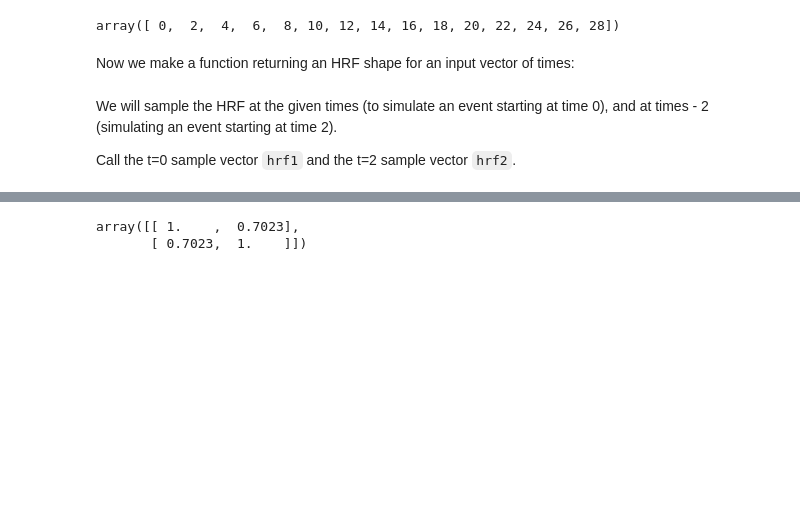
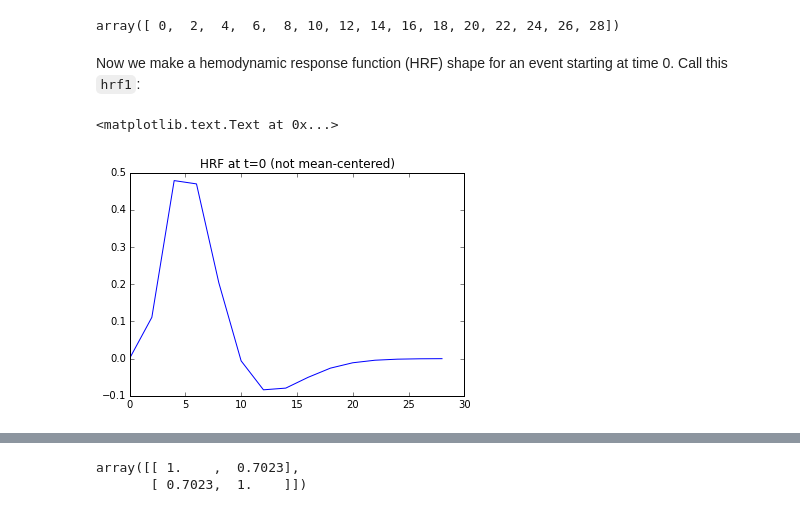
Before and after one commit to practical-neuroimaging/pna2015, a Jupyter notebook: day13/correlated_regressors.ipynb, the cells around one changed output, grey strips where cells are left out. Drawn from its saved outputs; the diff is of its cells as text; code cells hidden in the pictures; blank space fills up the shorter version.

```diff
--- a/day13/correlated_regressors.ipynb
+++ b/day13/correlated_regressors.ipynb
@@ -30,4 +62,4 @@ times
 # %% [output]
 array([ 0,  2,  4,  6,  8, 10, 12, 14, 16, 18, 20, 22, 24, 26, 28])
 # %% [markdown]
-Now we make a function returning an HRF shape for an input vector of times:
+Now we make a hemodynamic response function (HRF) shape for an event starting at time 0.  Call this `hrf1`:
@@ -52,4 +65,0 @@ def spm_hrf(times):
-# %% [markdown]
-We will sample the HRF at the given times (to simulate an event starting at time 0), and at times - 2 (simulating an event starting at time 2).
-
-Call the t=0 sample vector `hrf1` and the t=2 sample vector `hrf2`.
@@ -61,0 +66,14 @@ hrf2 = (hrf2 - hrf2.mean())
+# %%
+# Gamma distribution from scipy
+from scipy.stats import gamma
+
+# Make SPM-like HRF shape with gamma for peak and undershoot
+hrf1 = gamma.pdf(times, 6) - 0.35 * gamma.pdf(times, 12)
+# Scale area under curve to 1
+hrf1 = hrf1 / np.sum(hrf1)
+# Plot
+plt.plot(times, hrf1)
+plt.title('HRF at t=0 (not mean-centered)')
+# %% [output]
+<matplotlib.text.Text at 0x...>
+[figure, added]
```
Also changed, not shown: parts of 36 cells of this notebook.
